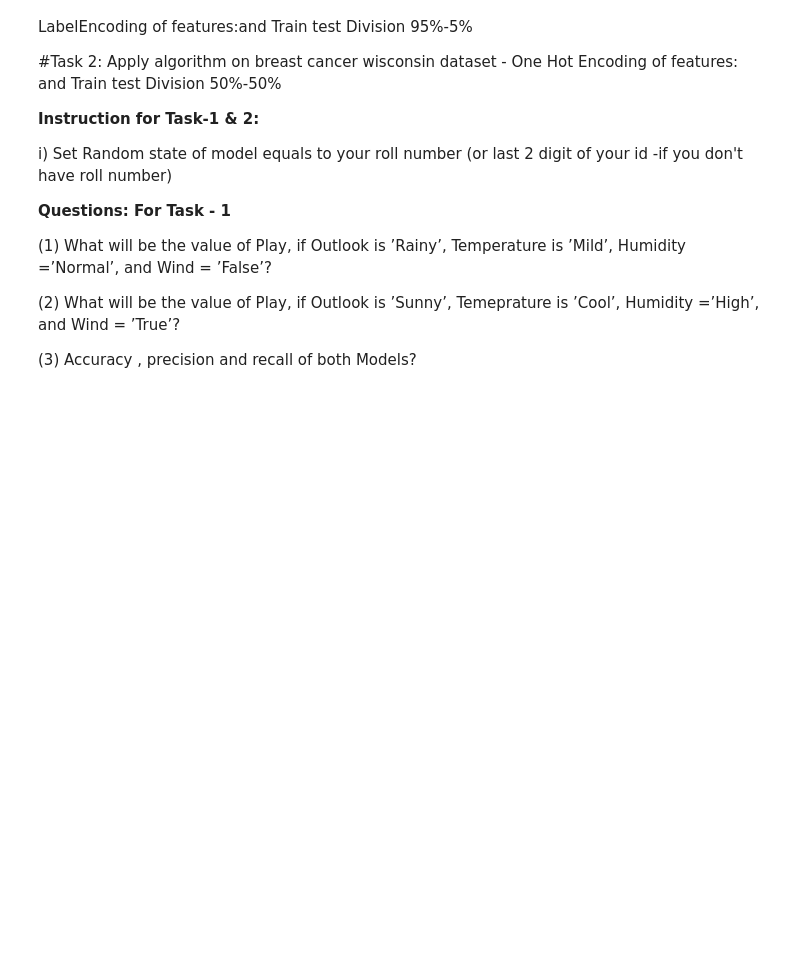
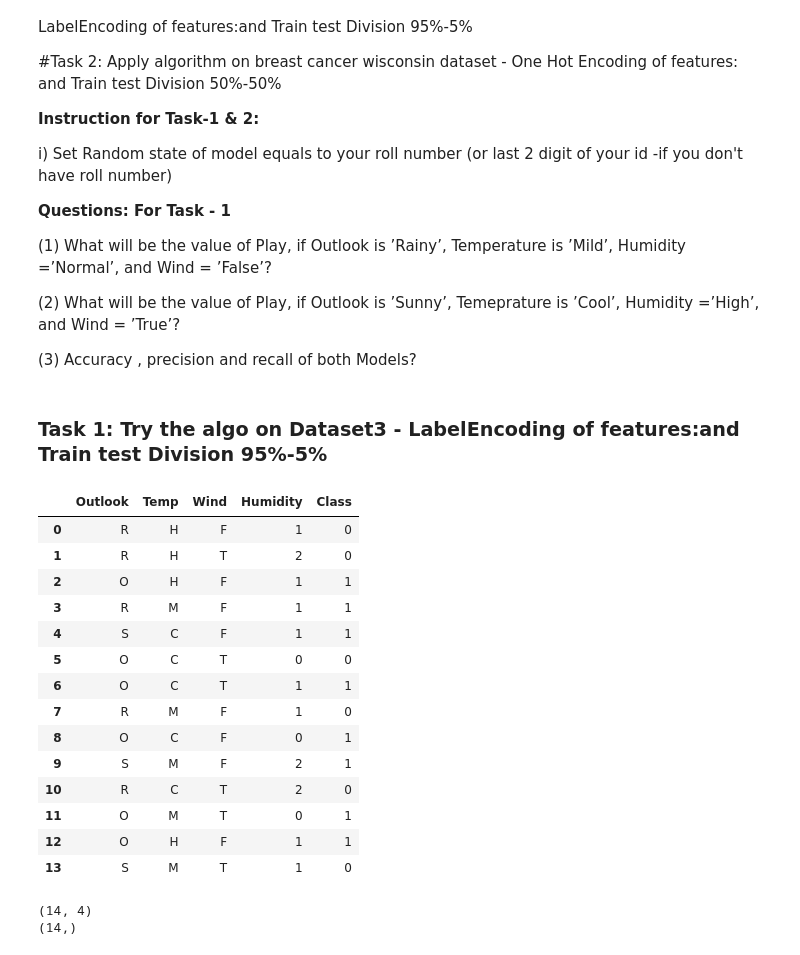
Before and after one commit to HarshitTarsariya/136-Harshit-Tarsariya, a Jupyter notebook: 03/3_NB_Classifier_Iris_3Classes.ipynb, the cells around one changed output. Cells and saved outputs as stored; diff of their text form; code cells hidden in the pictures; blank space fills up the shorter version.

```diff
--- a/03/3_NB_Classifier_Iris_3Classes.ipynb
+++ b/03/3_NB_Classifier_Iris_3Classes.ipynb
@@ -107,3 +107,5 @@ i) Set Random state of model equals to your roll number (or last 2 digit of your
 (2) What will be the value of Play, if Outlook is ’Sunny’, Temeprature is ’Cool’, Humidity =’High’, and Wind = ’True’?
 
 (3) Accuracy , precision and recall of both Models?
+# %% [markdown]
+### Task 1: Try the algo on Dataset3 - LabelEncoding of features:and Train test Division 95%-5%
@@ -109,0 +115,19 @@ i) Set Random state of model equals to your roll number (or last 2 digit of your
+# %%
+data=  pd.read_csv('./PracticeDataSets/Dataset3.csv')
+data
+# %% [output]
+|  | Outlook | Temp | Wind | Humidity | Class |
+| 0 | R | H | F | 1 | 0 |
+| 1 | R | H | T | 2 | 0 |
+| 2 | O | H | F | 1 | 1 |
+| 3 | R | M | F | 1 | 1 |
+| 4 | S | C | F | 1 | 1 |
+| 5 | O | C | T | 0 | 0 |
+| 6 | O | C | T | 1 | 1 |
+| 7 | R | M | F | 1 | 0 |
+| 8 | O | C | F | 0 | 1 |
+| 9 | S | M | F | 2 | 1 |
+| 10 | R | C | T | 2 | 0 |
+| 11 | O | M | T | 0 | 1 |
+| 12 | O | H | F | 1 | 1 |
+| 13 | S | M | T | 1 | 0 |
@@ -109,0 +140,8 @@ i) Set Random state of model equals to your roll number (or last 2 digit of your
+# %%
+X=data.iloc[:,:-1].values
+Y=data.iloc[:,-1].values
+print(X.shape)
+print(Y.shape)
+# %% [output]
+(14, 4)
+(14,)
```
Also changed, not shown: parts of 21 cells of this notebook, 7 other files.
